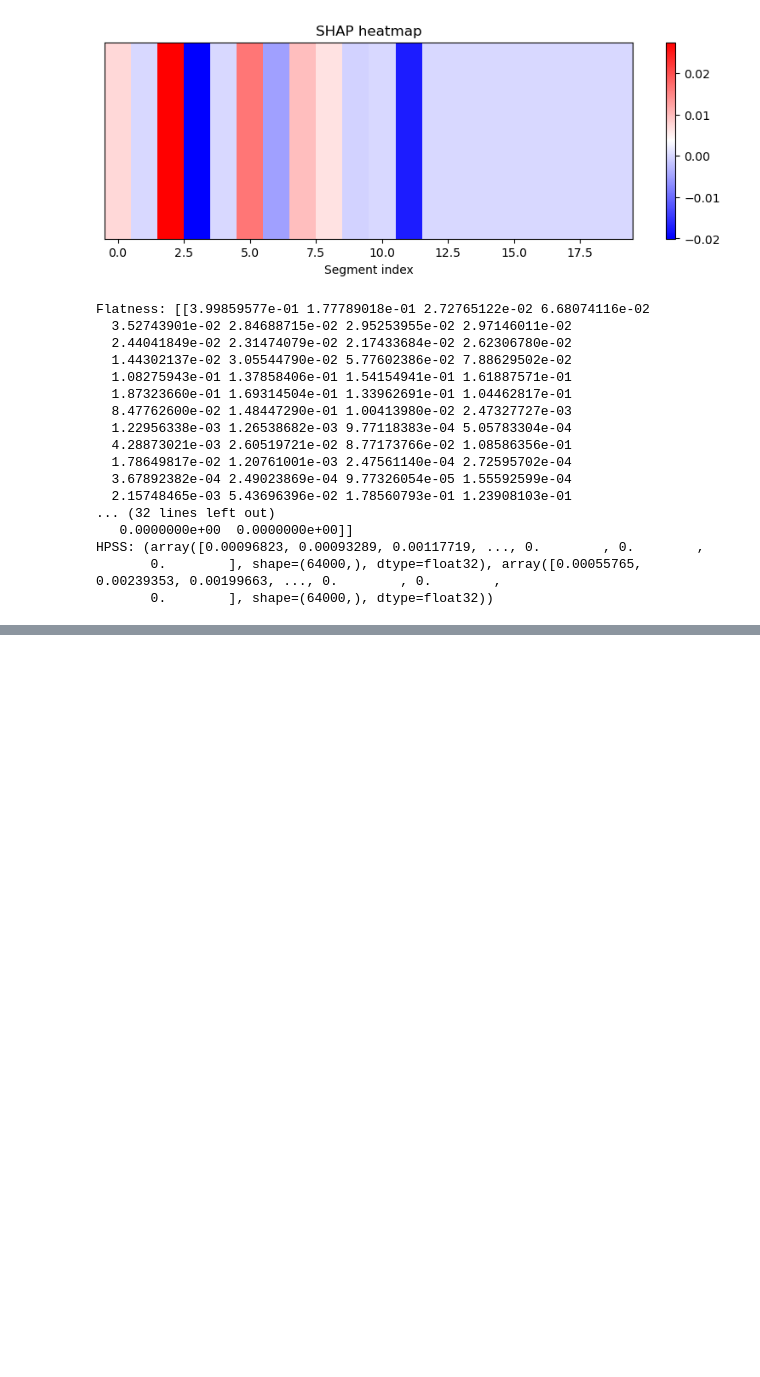
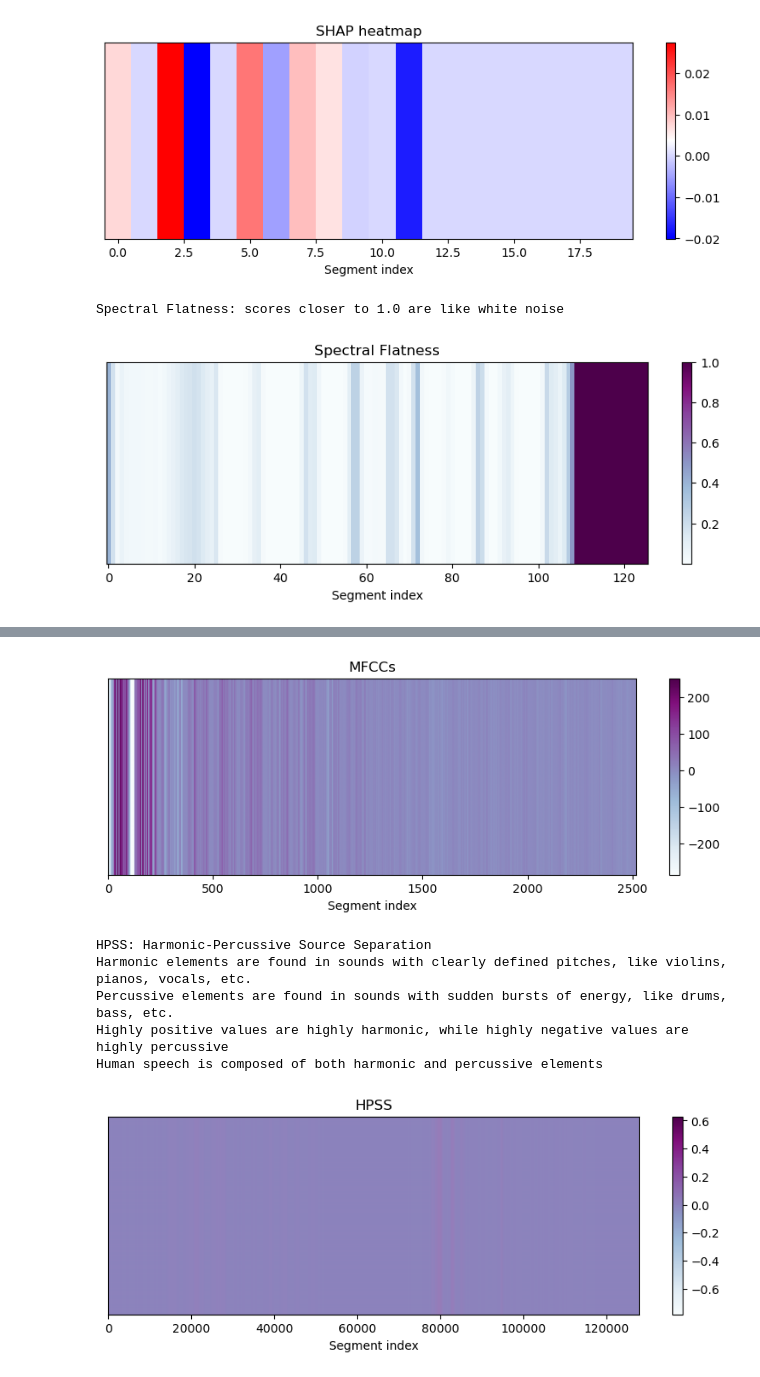
Before and after one commit to eglhannah/CapitalOne_AudioDeepfake_Project, a Jupyter notebook: explainability (Hannah)/SHAP.ipynb, the cells around one changed output, grey strips where cells are left out. Cells and saved outputs as stored; diff of their text form; code cells hidden in the pictures; blank space fills up the shorter version.

```diff
--- a/explainability (Hannah)/SHAP.ipynb
+++ b/explainability (Hannah)/SHAP.ipynb
@@ -406,45 +406,61 @@ plt.show()
 # %%
 # Librosa Feature Extraction
 def extract_AudioFeatures(waveform, sr=20):
     y= waveform.numpy()
     # Onset Envelope for Librosa functions
     onset_env = librosa.onset.onset_strength(y=y, sr=sr)
 
     # Rhythm
     #temp_ratio=librosa.tempo_frequencies(y=y, sr=sr, onset_envelope=onset_env)
 
     # Spectral Flatness
     flatness=librosa.feature.spectral_flatness(y=y)
 
     # Mel-Frequency Cepstral Coefficients (MFCCs)
     mfccs=librosa.feature.mfcc(y=y, sr=sr)
 
     # Harmonic-Percussive Source Separation (HPSS)
-    hpss=librosa.effects.hpss(y)
+    hpss=np.array(librosa.effects.hpss(y))
 
-    # Return Features Labelled
-    #print(f"Tempo Ratio: {temp_ratio}")
-    print(f"Flatness: {flatness}")
-    print(f"MFCCs: {mfccs}")
-    print(f"HPSS: {hpss}")
+    # Visualize the Features
+    print(f"Spectral Flatness: scores closer to 1.0 are like white noise")
+    plt.figure(figsize=(10, 3))
+    plt.imshow(flatness.reshape(1, -1), cmap='BuPu', aspect='auto')
+    plt.colorbar()
+    plt.title("Spectral Flatness")
+    plt.yticks([])
+    plt.xlabel("Segment index")
+    plt.show()
+
+    print(f"MFCCs: Mel-Frequency Cepstral Coefficients ")
+    print(f"Human speech has recognizable shape built by the human vocal tracts")
+    print(f"MFCC 0 (overall energy/ loudness of audio frame): {mfccs[0][0]}")
+    print(f"Highly negative windows are near silent or silent regions")
+    print(f"Highly positive windows are load, high amplitdue, high energy sound frames")
+    plt.figure(figsize=(10, 3))
+    plt.imshow(mfccs.reshape(1, -1), cmap='BuPu', aspect='auto')
+    plt.colorbar()
+    plt.title("MFCCs")
+    plt.yticks([])
+    plt.xlabel("Segment index")
+    plt.show()
+
+    print(f"HPSS: Harmonic-Percussive Source Separation")
+    print(f"Harmonic elements are found in sounds with clearly defined pitches, like violins, pianos, vocals, etc.")
+    print(f"Percussive elements are found in sounds with sudden bursts of energy, like drums, bass, etc.")
+    print(f"Highly positive values are highly harmonic, while highly negative values are highly percussive")
+    print(f"Human speech is composed of both harmonic and percussive elements")
+    plt.figure(figsize=(10, 3))
+    plt.imshow(hpss.reshape(1, -1), cmap='BuPu', aspect='auto')
+    plt.colorbar()
+    plt.title("HPSS")
+    plt.yticks([])
+    plt.xlabel("Segment index")
+    plt.show()
+
     return flatness, mfccs, hpss
 
-extract_AudioFeatures(waveform)
+flatness, mfccs, hpss =extract_AudioFeatures(waveform)
 # %% [output]
-Flatness: [[3.99859577e-01 1.77789018e-01 2.72765122e-02 6.68074116e-02
-  3.52743901e-02 2.84688715e-02 2.95253955e-02 2.97146011e-02
-  2.44041849e-02 2.31474079e-02 2.17433684e-02 2.62306780e-02
-  1.44302137e-02 3.05544790e-02 5.77602386e-02 7.88629502e-02
-  1.08275943e-01 1.37858406e-01 1.54154941e-01 1.61887571e-01
-  1.87323660e-01 1.69314504e-01 1.33962691e-01 1.04462817e-01
-  8.47762600e-02 1.48447290e-01 1.00413980e-02 2.47327727e-03
-  1.22956338e-03 1.26538682e-03 9.77118383e-04 5.05783304e-04
-  4.28873021e-03 2.60519721e-02 8.77173766e-02 1.08586356e-01
-  1.78649817e-02 1.20761001e-03 2.47561140e-04 2.72595702e-04
-  3.67892382e-04 2.49023869e-04 9.77326054e-05 1.55592599e-04
-  2.15748465e-03 5.43696396e-02 1.78560793e-01 1.23908103e-01
-... (32 lines left out)
-   0.0000000e+00  0.0000000e+00]]
-HPSS: (array([0.00096823, 0.00093289, 0.00117719, ..., 0.        , 0.        ,
-       0.        ], shape=(64000,), dtype=float32), array([0.00055765, 0.00239353, 0.00199663, ..., 0.        , 0.        ,
-       0.        ], shape=(64000,), dtype=float32))
+Spectral Flatness: scores closer to 1.0 are like white noise
+[figure, added]
@@ -467,0 +472,7 @@ HPSS: (array([0.00096823, 0.00093289, 0.00117719, ..., 0.        , 0.        ,
+[figure, added]
+HPSS: Harmonic-Percussive Source Separation
+Harmonic elements are found in sounds with clearly defined pitches, like violins, pianos, vocals, etc.
+Percussive elements are found in sounds with sudden bursts of energy, like drums, bass, etc.
+Highly positive values are highly harmonic, while highly negative values are highly percussive
+Human speech is composed of both harmonic and percussive elements
+[figure, added]
```
Also changed, not shown: parts of 8 cells of this notebook.
